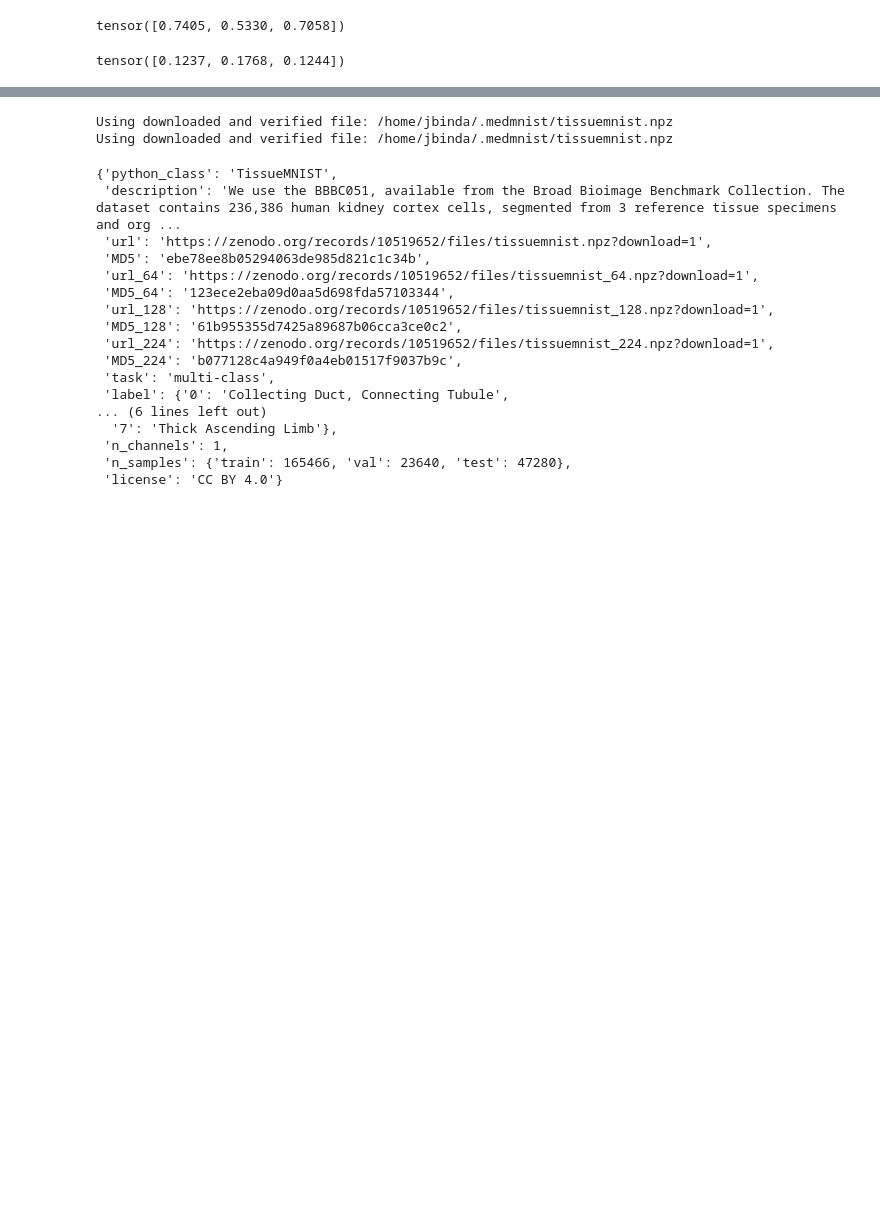
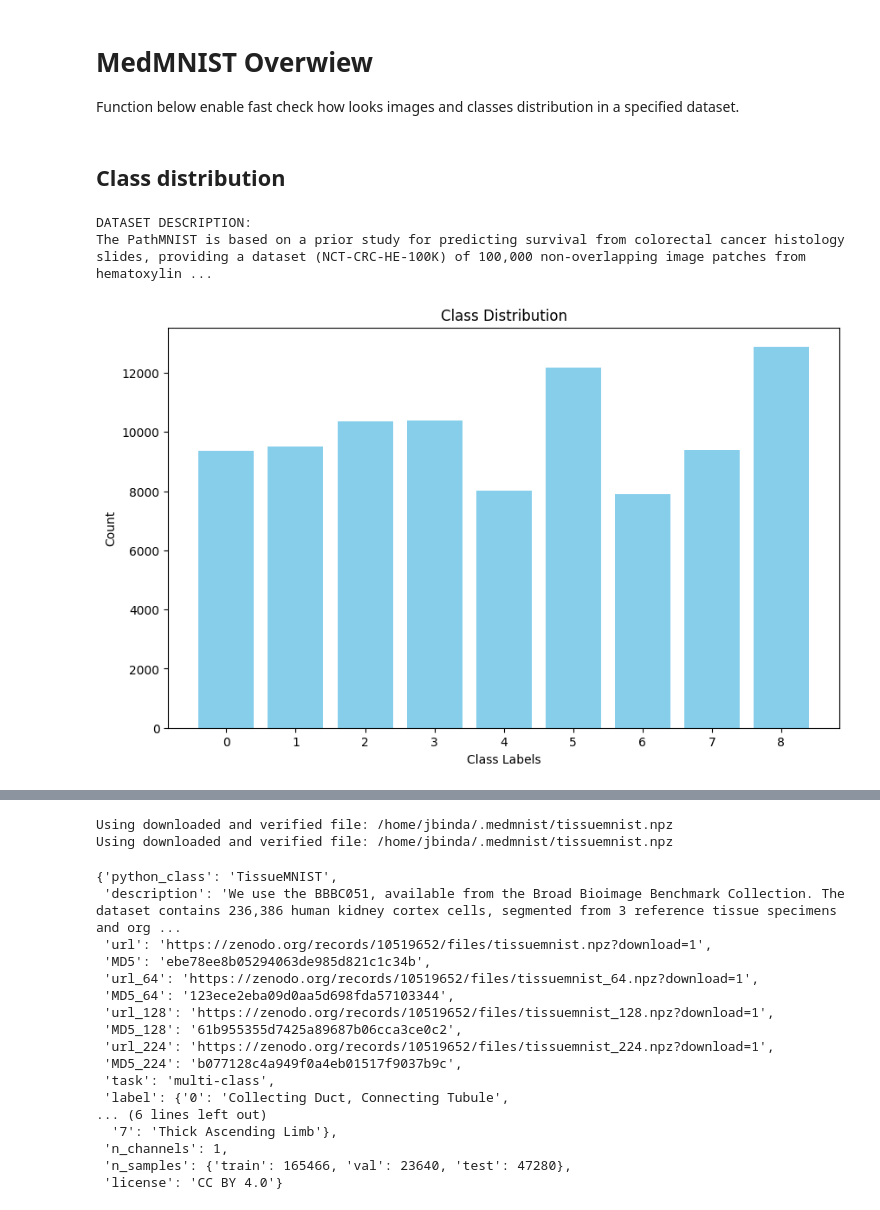
Before and after one commit to jbindaAI/MedMNIST, a Jupyter notebook: MedMnist_overview.ipynb, the cells around one changed output, grey strips where cells are left out. Drawn from its saved outputs; the diff is of its cells as text; code cells hidden in the pictures; blank space fills up the shorter version.

```diff
--- a/MedMnist_overview.ipynb
+++ b/MedMnist_overview.ipynb
@@ -93,7 +0,0 @@ tensor([[[220, 219, 220,  ..., 220, 219, 221],
-# %%
-imgs=[]
-for i in range(len(train_dataset)):
-    imgs.append(train_dataset[i][0])
-imgs = torch.stack(imgs)
-mean = torch.mean(imgs, dim=(0,2,3))
-std = torch.std(imgs, dim=(0,2,3))
@@ -106,8 +1,3 @@ mean = torch.mean(imgs, dim=(0,2,3))
-# %%
-mean
-# %% [output]
-tensor([0.7405, 0.5330, 0.7058])
-# %%
-std
-# %% [output]
-tensor([0.1237, 0.1768, 0.1244])
+# %% [markdown]
+# MedMNIST Overwiew
+Function below enable fast check how looks images and classes distribution in a specified dataset.
@@ -113,0 +97,8 @@ tensor([0.1237, 0.1768, 0.1244])
+# %% [markdown]
+## Class distribution
+# %%
+dataset = sum_up_dataset(data_flag=DataFlag.PATHMNIST, img_size=224, mode="train", download=False)
+# %% [output]
+DATASET DESCRIPTION:
+The PathMNIST is based on a prior study for predicting survival from colorectal cancer histology slides, providing a dataset (NCT-CRC-HE-100K) of 100,000 non-overlapping image patches from hematoxylin ...
+[figure, added]
```
Also changed, not shown: parts of 43 cells of this notebook, 4 other files.
